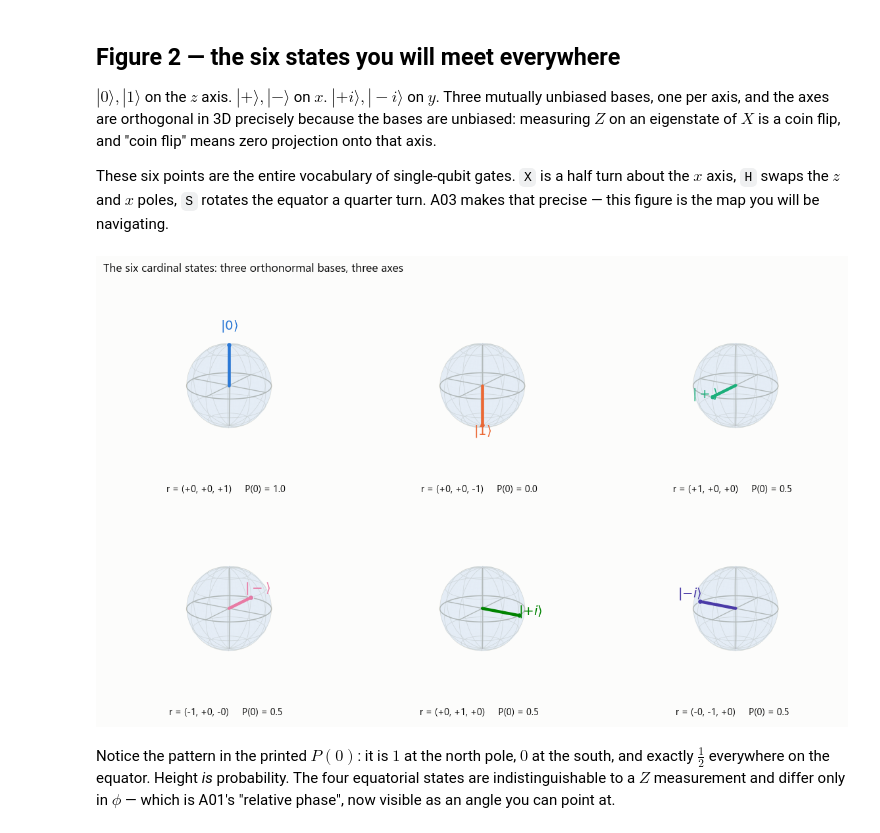
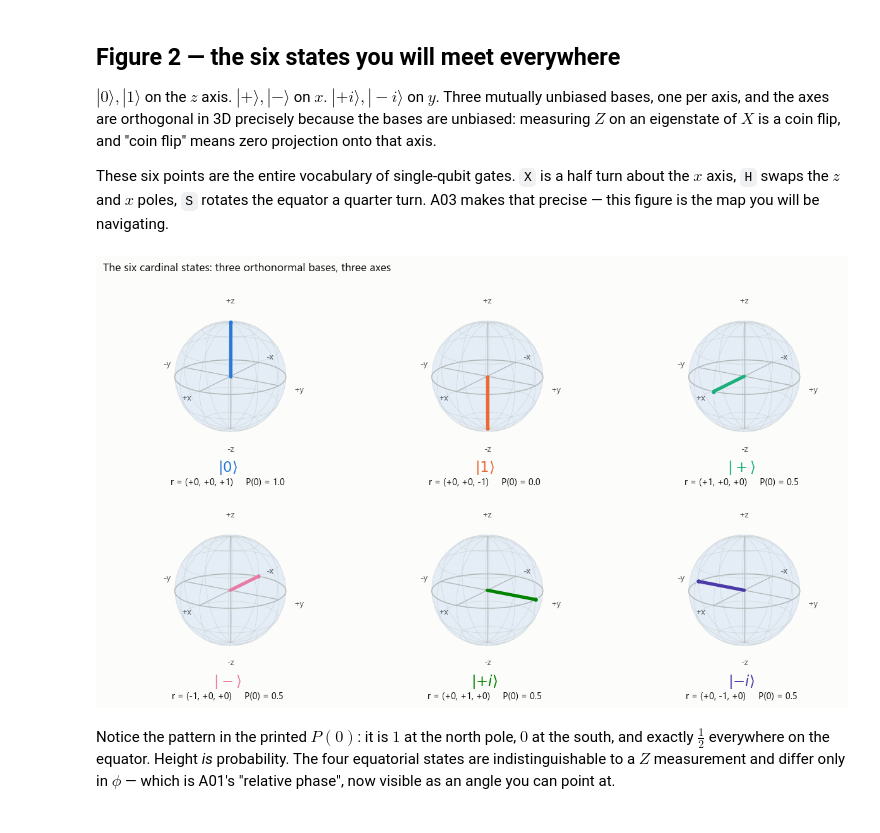
Before and after one commit to thompgt/quantum-under-the-hood, a Jupyter notebook: notebooks/A02_Bloch_Sphere.ipynb, the cells around one changed output. Drawn from its saved outputs; the diff is of its cells as text; code cells hidden in the pictures.

```diff
--- a/notebooks/A02_Bloch_Sphere.ipynb
+++ b/notebooks/A02_Bloch_Sphere.ipynb
@@ -182,7 +182,7 @@ for name, th, ph in CARDINALS:
                          np.sin(th) * np.sin(ph),
                          np.cos(th)])
     assert np.allclose(r, analytic, atol=1e-12)   # spherical polars, exactly
-    txt = "(" + ", ".join(f"{v:+.2f}" for v in r) + ")"
+    txt = "(" + ", ".join(f"{v:+.2f}" for v in np.round(r, 9) + 0.0) + ")"
     print(f"{name:>5} {th/np.pi:6.2f}pi {ph/np.pi:6.2f}pi   {txt:<26} "
           f"{np.linalg.norm(r):6.3f} {abs(s[0])**2:6.3f}")
 # %% [output]
@@ -273,9 +273,21 @@ Right: the same state as three numbers. Bars are computed expectation values;
 the black ticks are the closed-form spherical polars. They land on top of each
 other because the derivation above is exact, not approximate.
 # %%
-TH, PH = 2 * np.pi / 5, np.pi / 3        # 72 degrees down, 60 degrees around
+TH, PH = 0.40 * np.pi, 1.25 * np.pi      # 72 degrees down, 225 degrees around
 psi = from_angles(TH, PH)
 r = bloch_vector(psi)
+
+
+def fill(ax, zoom=1.5):
+    """Enlarge a Bloch panel inside its axes.
+
+    mplot3d leaves a lot of slack around the data cube, so a sphere drawn with
+    default settings occupies maybe a third of the space allotted to it. The
+    ``zoom`` argument of set_box_aspect is the lever that fixes it; without this
+    call every 3D panel in this notebook reads as a postage stamp.
+    """
+    ax.set_box_aspect((1, 1, 1), zoom=zoom)
+    return ax
 
 
 def slerp_arc(a, b, radius=0.45, n=80):
@@ -288,9 +300,10 @@ def slerp_arc(a, b, radius=0.45, n=80):
     return pts * radius
 
 
-fig = plt.figure(figsize=(11.0, 4.5))
+fig = plt.figure(figsize=(10.4, 4.5))
 ax = fig.add_subplot(1, 2, 1, projection="3d")
 bloch.sphere(ax)
+fill(ax, 1.55)
 bloch.vector(ax, r, color=style.ORANGE, lw=2.8)
 
 # theta arc: from +z round to the state.  phi arc: from +x round the equator.
@@ -309,9 +322,9 @@ for p, q in [(r, foot), ([0, 0, 0], foot)]:
     ax.plot([p[0], q[0]], [p[1], q[1]], [p[2], q[2]],
             color=style.MUTED, lw=1.0, ls=(0, (3, 3)), zorder=5)
 
-ax.text(r[0] * 1.16, r[1] * 1.16, r[2] * 1.16 + 0.13, r"$|\psi\rangle$",
-        color=style.ORANGE, fontsize=12, ha="center", zorder=9)
-bloch.label(ax, r"$\theta=0.40\pi$,  $\varphi=0.33\pi$", y=0.02)
+ax.text(r[0] * 1.24, r[1] * 1.24, r[2] * 1.24 + 0.24, r"$|\psi\rangle$",
+        color=style.ORANGE, fontsize=13, ha="center", zorder=9)
+bloch.label(ax, r"$\theta=0.40\pi$,  $\varphi=1.25\pi$", y=0.04)
 
 # ---- right panel: the same state as three expectation values
 axb = fig.add_subplot(1, 2, 2)
@@ -336,7 +349,7 @@ axb.set_xlabel("expectation value")
 axb.grid(axis="x", zorder=0)
 axb.grid(axis="y", visible=False)
 axb.set_axisbelow(True)
-axb.legend(loc="lower right")
+axb.legend(loc="lower left")
 axb.set_title("bars: computed from the state.  ticks: closed form", fontsize=10)
 plt.show()
 
@@ -363,23 +376,27 @@ navigating.
 # %%
 COLORS = [style.BLUE, style.ORANGE, style.AQUA, style.MAGENTA,
           style.GREEN, style.VIOLET]
 KETS = ["0", "1", "+", "-", "{+}i", "{-}i"]
 
-fig, axes = grid.frames(6, ncols=3, panel=(3.5, 3.2), projection="3d")
+fig, axes = grid.frames(6, ncols=3, panel=(3.7, 3.2), projection="3d")
 for ax, (name, th, ph), col, k in zip(axes, CARDINALS, COLORS, KETS):
     s = from_angles(th, ph)
     v = bloch_vector(s)                       # computed, not hard-coded
-    bloch.sphere(ax, labels=False)
-    bloch.vector(ax, v, color=col, lw=3.0)
-    ax.text(v[0] * 1.30, v[1] * 1.30, v[2] * 1.30 + 0.16, grid.ket(k),
-            color=col, fontsize=13, ha="center", va="center", zorder=9)
-    txt = "r = (" + ", ".join(f"{c:+.0f}" for c in v) + ")"
-    bloch.label(ax, txt + f"     P(0) = {abs(s[0])**2:.1f}", y=0.06, size=9.5)
+    # Frame labels stay on, but as AXIS names (+x/-x/...) rather than kets: the
+    # ket belongs in the caption, and printing it twice per panel -- once on the
+    # frame, once underneath -- reads as two different things.
+    bloch.sphere(ax, label_kets=False)
+    fill(ax, 1.42)
+    bloch.vector(ax, v, color=col, lw=3.4)
+    bloch.label(ax, grid.ket(k), y=0.10, size=15, color=col)
+    # +0.0 turns a "-0.00" into "0.00" -- "(-0, -1, +0)" reads as a bug.
+    txt = "r = (" + ", ".join(f"{c:+.0f}" for c in np.round(v, 9) + 0.0) + ")"
+    bloch.label(ax, txt + f"     P(0) = {abs(s[0])**2:.1f}", y=0.01, size=9.5)
 fig.suptitle("The six cardinal states: three orthonormal bases, three axes",
              x=0.005, ha="left", fontsize=11.5)
 plt.show()
 # %% [output]
-[figure, old version]
+[figure, new version]
 # %% [markdown]
 Notice the pattern in the printed $P(0)$: it is $1$ at the north pole, $0$ at
 the south, and exactly $\tfrac12$ everywhere on the equator. Height *is*
```
Also changed, not shown: parts of 6 cells of this notebook, 3 other files.
